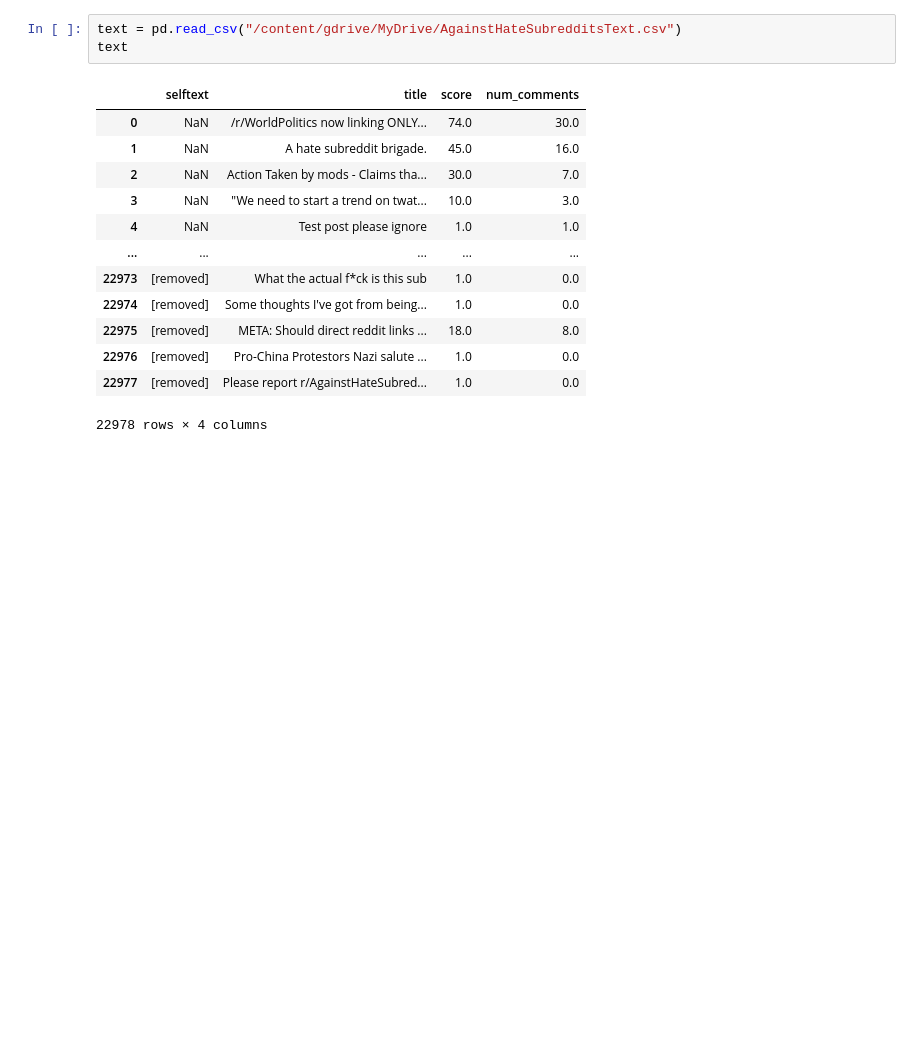
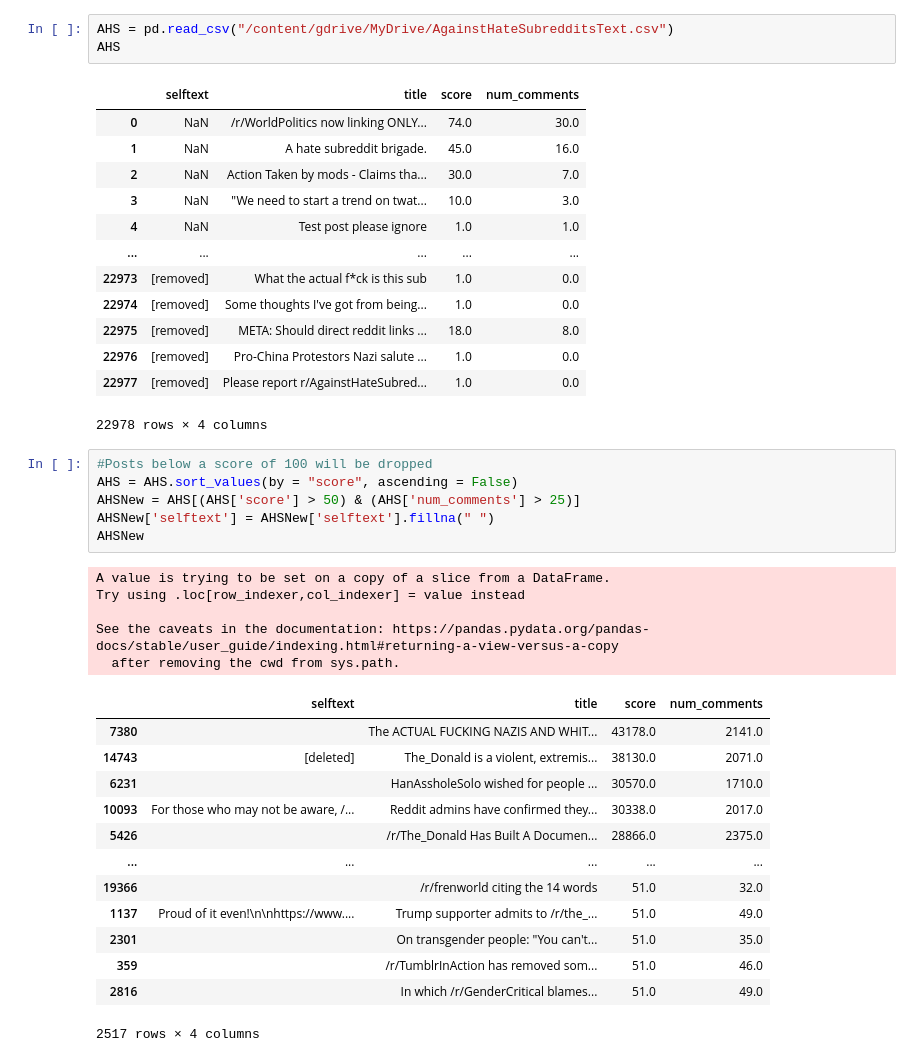
Before and after one commit to ahmedqazi123/RedditAnalysis, a Jupyter notebook: To_Act_or_React.ipynb, the cells around one changed output. Cells and saved outputs as stored; diff of their text form; blank space fills up the shorter version.

```diff
--- a/To_Act_or_React.ipynb
+++ b/To_Act_or_React.ipynb
@@ -240,6 +311,6 @@ The query for the month 2016_01
 # %%
-text = pd.read_csv("/content/gdrive/MyDrive/AgainstHateSubredditsText.csv")
-text
+AHS = pd.read_csv("/content/gdrive/MyDrive/AgainstHateSubredditsText.csv")
+AHS
 # %% [output]
 |  | selftext | title | score | num_comments |
 | 0 | NaN | /r/WorldPolitics now linking ONLY... | 74.0 | 30.0 |
@@ -254,3 +325,28 @@ text
 | 22976 | [removed] | Pro-China Protestors Nazi salute ... | 1.0 | 0.0 |
 | 22977 | [removed] | Please report r/AgainstHateSubred... | 1.0 | 0.0 |
 22978 rows × 4 columns
+# %%
+#Posts below a score of 100 will be dropped
+AHS = AHS.sort_values(by = "score", ascending = False)
+AHSNew = AHS[(AHS['score'] > 50) & (AHS['num_comments'] > 25)]
+AHSNew['selftext'] = AHSNew['selftext'].fillna(" ")
+AHSNew
+# %% [output]
+A value is trying to be set on a copy of a slice from a DataFrame.
+Try using .loc[row_indexer,col_indexer] = value instead
+
+See the caveats in the documentation: https://pandas.pydata.org/pandas-docs/stable/user_guide/indexing.html#returning-a-view-versus-a-copy
+  after removing the cwd from sys.path.
+|  | selftext | title | score | num_comments |
+| 7380 |  | The ACTUAL FUCKING NAZIS AND WHIT... | 43178.0 | 2141.0 |
+| 14743 | [deleted] | The_Donald is a violent, extremis... | 38130.0 | 2071.0 |
+| 6231 |  | HanAssholeSolo wished for people ... | 30570.0 | 1710.0 |
+| 10093 | For those who may not be aware, /... | Reddit admins have confirmed they... | 30338.0 | 2017.0 |
+| 5426 |  | /r/The_Donald Has Built A Documen... | 28866.0 | 2375.0 |
+| ... | ... | ... | ... | ... |
+| 19366 |  | /r/frenworld citing the 14 words | 51.0 | 32.0 |
+| 1137 | Proud of it even!\n\nhttps://www.... | Trump supporter admits to /r/the_... | 51.0 | 49.0 |
+| 2301 |  | On transgender people: "You can't... | 51.0 | 35.0 |
+| 359 |  | /r/TumblrInAction has removed som... | 51.0 | 46.0 |
+| 2816 |  | In which /r/GenderCritical blames... | 51.0 | 49.0 |
+2517 rows × 4 columns
```
Also changed, not shown: parts of 14 cells of this notebook.
